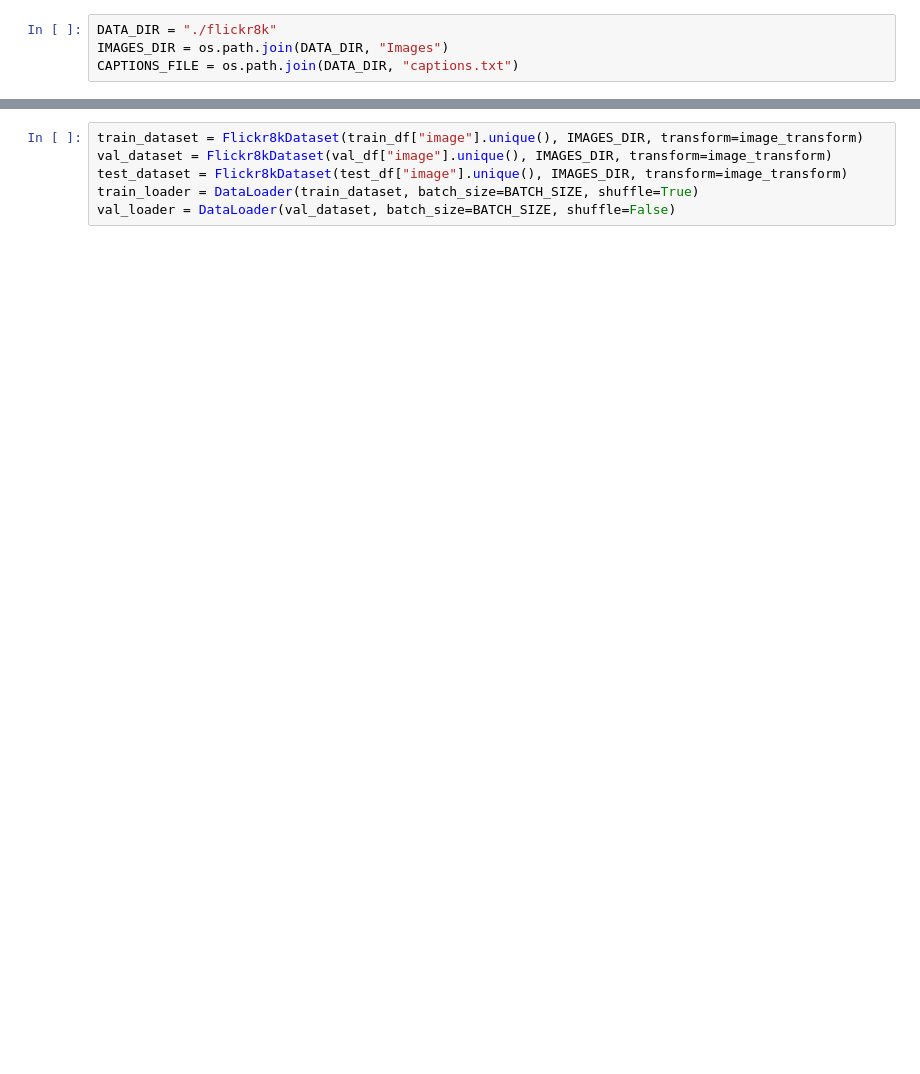
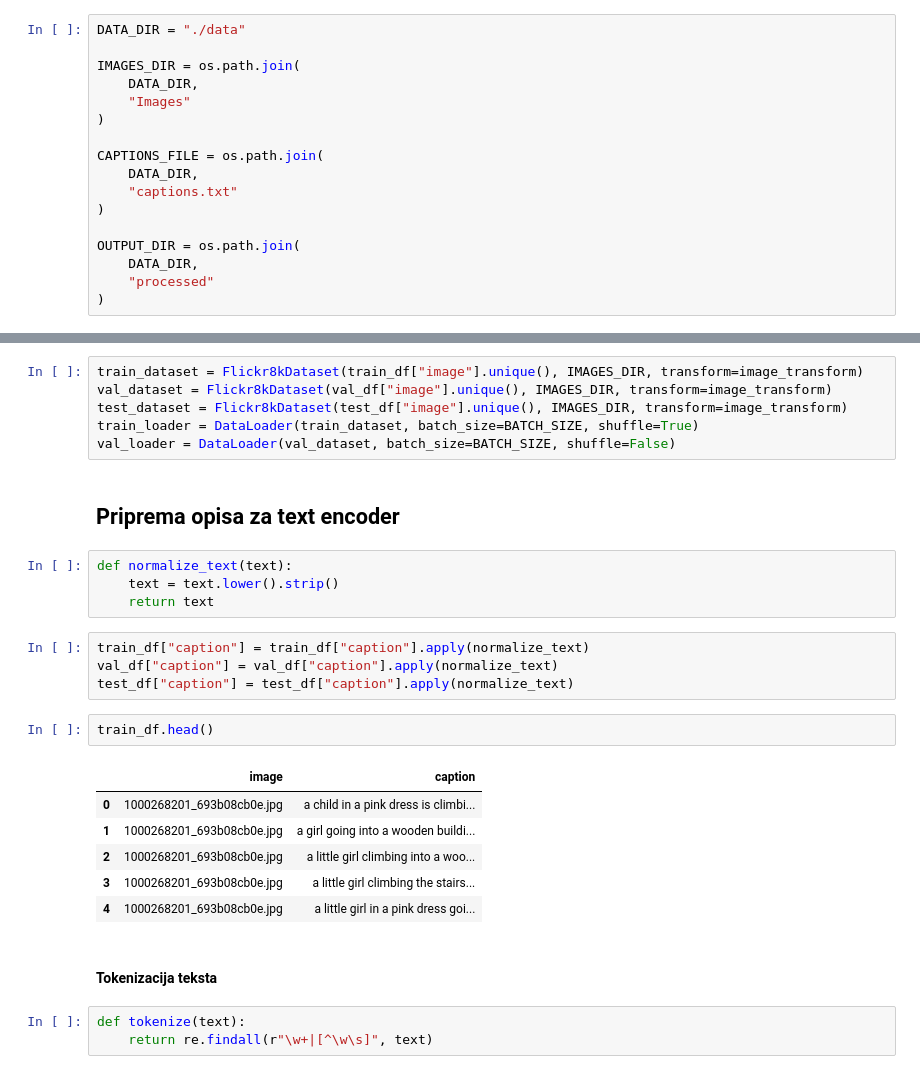
Before and after one commit to amilutinovic/mini-clip, a Jupyter notebook: data_setup.ipynb, the cells around one changed output, grey strips where cells are left out. Cells and saved outputs as stored; diff of their text form; blank space fills up the shorter version.

Commit message:
Preprocess image captions for text encoder

```diff
--- a/data_setup.ipynb
+++ b/data_setup.ipynb
@@ -30,9 +28,22 @@ SEED = 7
    5. kaggle datasets download -d adityajn105/flickr8k
    6. unzip flickr8k.zip -d flickr8k
 # %%
-DATA_DIR = "./flickr8k"
-IMAGES_DIR = os.path.join(DATA_DIR, "Images")
-CAPTIONS_FILE = os.path.join(DATA_DIR, "captions.txt")
+DATA_DIR = "./data"
+
+IMAGES_DIR = os.path.join(
+    DATA_DIR,
+    "Images"
+)
+
+CAPTIONS_FILE = os.path.join(
+    DATA_DIR,
+    "captions.txt"
+)
+
+OUTPUT_DIR = os.path.join(
+    DATA_DIR,
+    "processed"
+)
 # %%
 captions_df = pd.read_csv(CAPTIONS_FILE)
 # %%
@@ -147,3 +188,27 @@ val_dataset = Flickr8kDataset(val_df["image"].unique(), IMAGES_DIR, transform=im
 test_dataset = Flickr8kDataset(test_df["image"].unique(), IMAGES_DIR, transform=image_transform)
 train_loader = DataLoader(train_dataset, batch_size=BATCH_SIZE, shuffle=True)
 val_loader = DataLoader(val_dataset, batch_size=BATCH_SIZE, shuffle=False)
+# %% [markdown]
+## Priprema opisa za text encoder
+# %%
+def normalize_text(text):
+    text = text.lower().strip()
+    return text
+# %%
+train_df["caption"] = train_df["caption"].apply(normalize_text)
+val_df["caption"] = val_df["caption"].apply(normalize_text)
+test_df["caption"] = test_df["caption"].apply(normalize_text)
+# %%
+train_df.head()
+# %% [output]
+|  | image | caption |
+| 0 | 1000268201_693b08cb0e.jpg | a child in a pink dress is climbi... |
+| 1 | 1000268201_693b08cb0e.jpg | a girl going into a wooden buildi... |
+| 2 | 1000268201_693b08cb0e.jpg | a little girl climbing into a woo... |
+| 3 | 1000268201_693b08cb0e.jpg | a little girl climbing the stairs... |
+| 4 | 1000268201_693b08cb0e.jpg | a little girl in a pink dress goi... |
+# %% [markdown]
+#### Tokenizacija teksta
+# %%
+def tokenize(text):
+    return re.findall(r"\w+|[^\w\s]", text)
```
Also changed, not shown: parts of 35 cells of this notebook, 2 other files.
